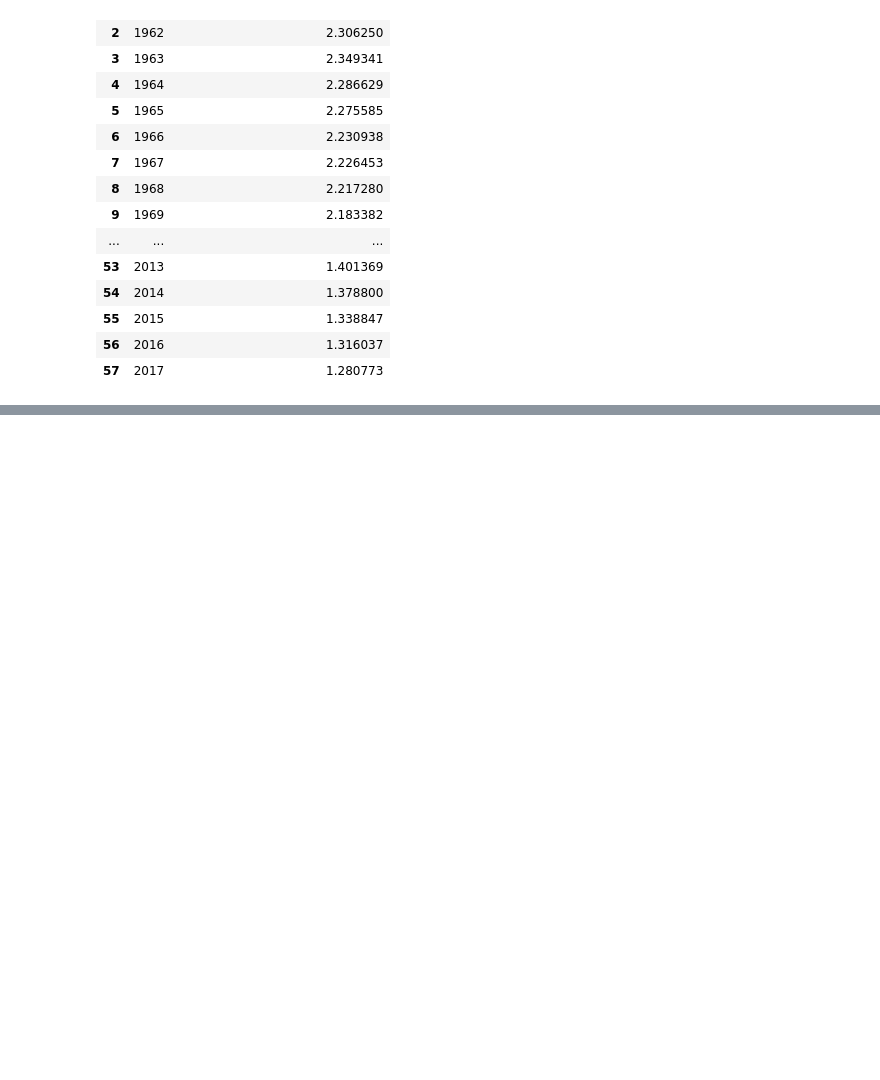
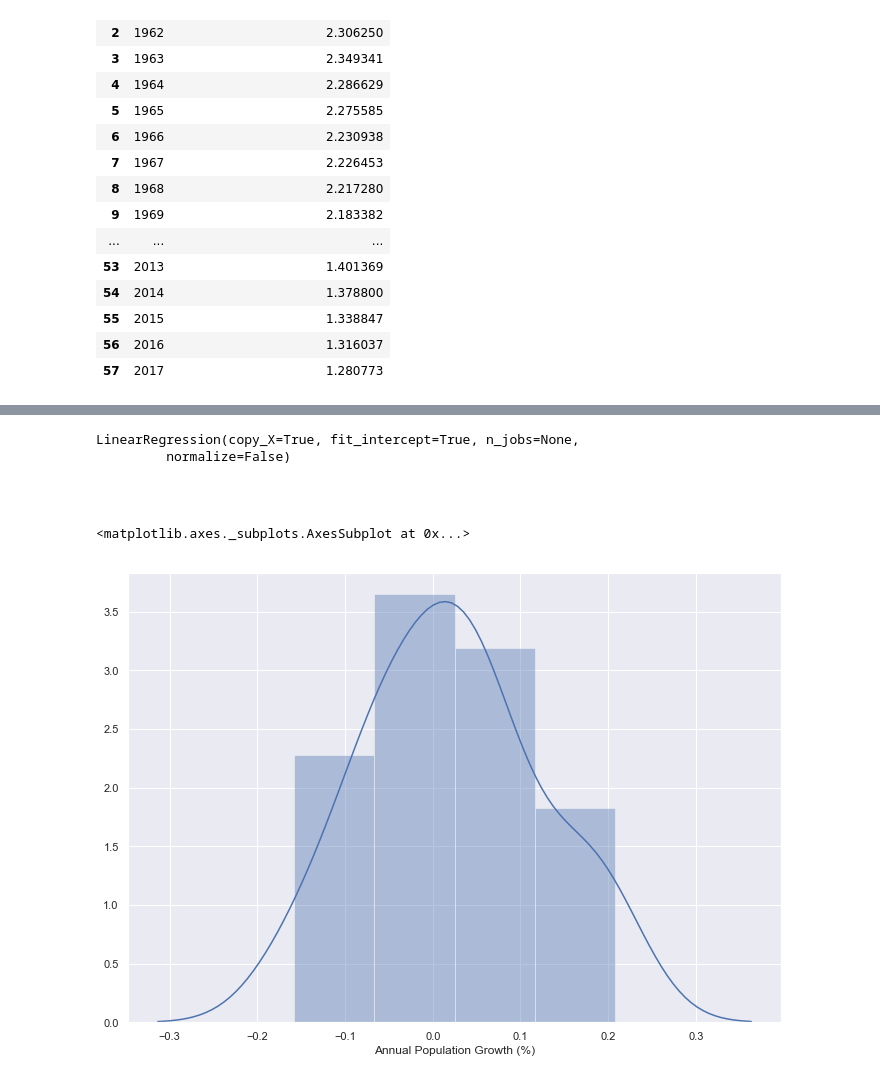
Before and after one commit to nilesh0109/Research-Methods, a Jupyter notebook: Task4/christopher_kavish_nilesh.ipynb, the cells around one changed output, grey strips where cells are left out. Cells and saved outputs as stored; diff of their text form; code cells hidden in the pictures; blank space fills up the shorter version.

```diff
--- a/Task4/christopher_kavish_nilesh.ipynb
+++ b/Task4/christopher_kavish_nilesh.ipynb
@@ -208,0 +217,20 @@ x = sns.lineplot(x="Year", y="Annual Population Growth (%)", data=yearly_pop_g,
+# %%
+X = yearly_pop_g[['Year']]
+y = yearly_pop_g['Annual Population Growth (%)']
+from sklearn.model_selection import train_test_split
+X_train, X_test, y_train, y_test = train_test_split(X, y, test_size=0.4, random_state=101)
+
+from sklearn.linear_model import LinearRegression
+lm = LinearRegression()
+lm.fit(X_train,y_train)
+# %% [output]
+LinearRegression(copy_X=True, fit_intercept=True, n_jobs=None,
+         normalize=False)
+# %% [markdown]
+##
+# %%
+y_prediction = lm.predict(X_test)
+sns.distplot((y_test - y_prediction))
+# %% [output]
+<matplotlib.axes._subplots.AxesSubplot at 0x...>
+[figure, added]
```
Also changed, not shown: parts of 9 cells of this notebook.
